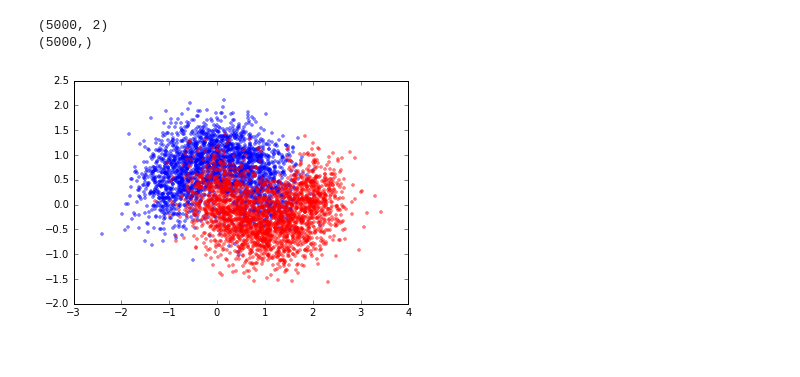
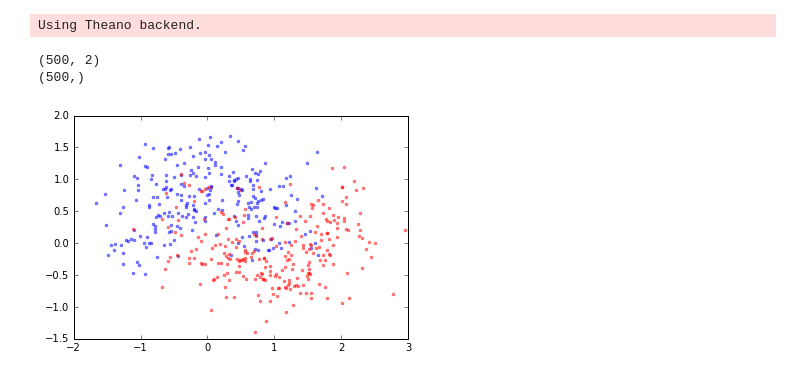
Before and after one commit to alvarouc/polyssifier, a Jupyter notebook: sample/example.ipynb, the cells around one changed output. Cells and saved outputs as stored; diff of their text form; code cells hidden in the pictures.

```diff
--- a/sample/example.ipynb
+++ b/sample/example.ipynb
@@ -1,23 +1,24 @@
 # %%
 from sklearn import datasets
 from polyssifier import poly, plot
 import numpy as np
 import pandas as pd
 from sklearn.datasets import make_moons
 import matplotlib.pyplot as plt
 
 %matplotlib inline
-data, label = make_moons(n_samples=5000, noise=0.4)
+data, label = make_moons(n_samples=500, noise=0.4)
 print(data.shape)
 print(label.shape)
 
 label0 = np.where(label==0)[0]
 label1 = np.where(label==1)[0]
 
 plt.plot(data[label0,0], data[label0,1],'.', alpha=.5);
 plt.plot(data[label1,0], data[label1,1],'r.', alpha=.5);
 # %% [output]
-(5000, 2)
-(5000,)
+Using Theano backend.
+(500, 2)
+(500,)
-[figure, old version]
+[figure, new version]
 # %%
```
Also changed, not shown: parts of 4 cells of this notebook, 6 other files.
